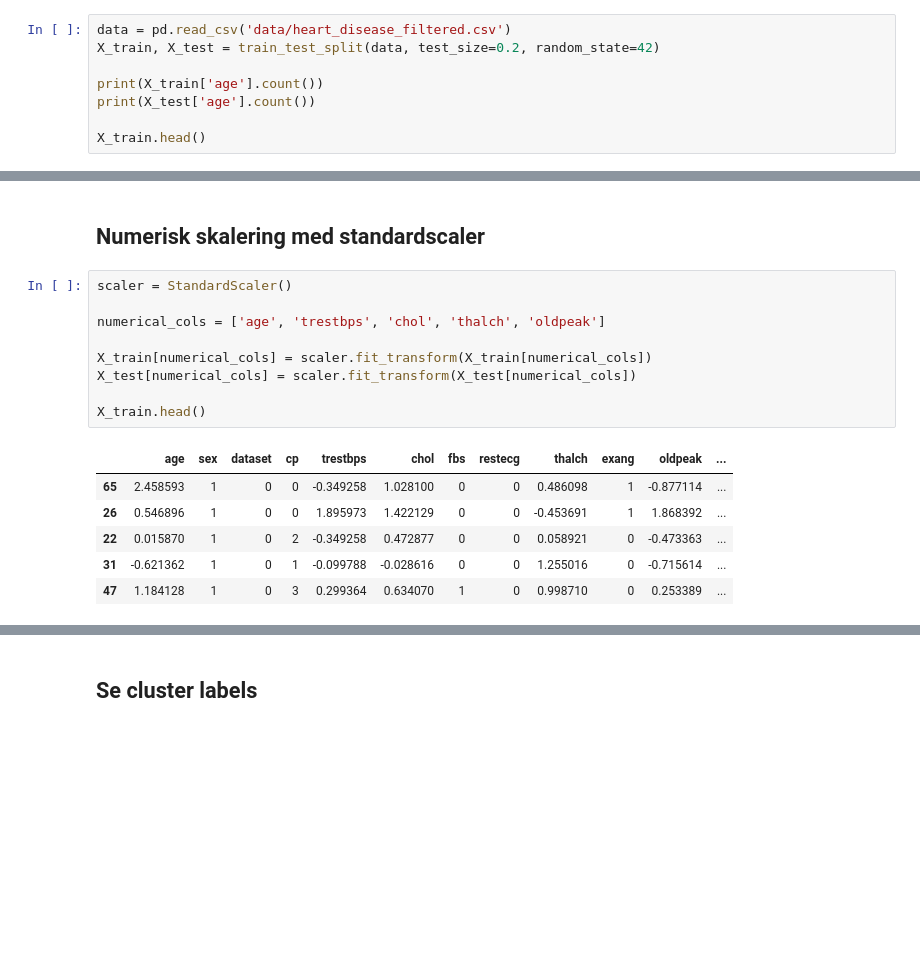
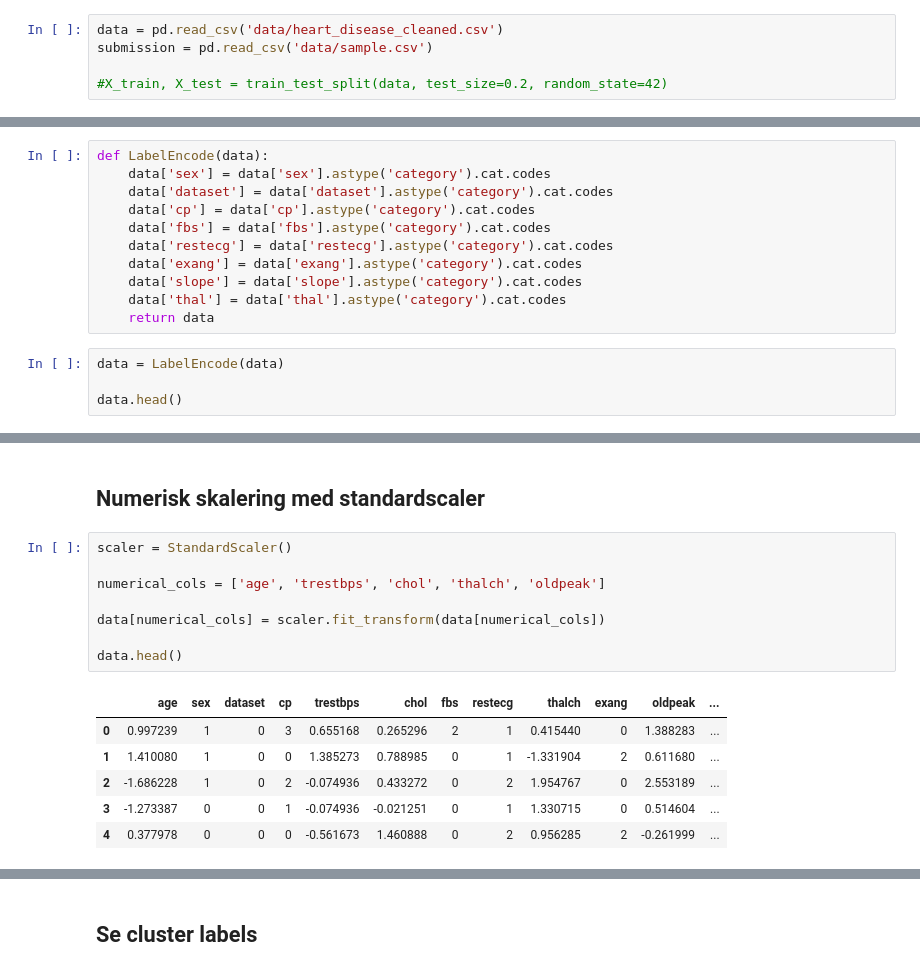
Before and after one commit to salgaard/KMeansClustering-For-HeartDiseaseAnalysis, a Jupyter notebook: KMeans_Analysis.ipynb, the cells around one changed output, grey strips where cells are left out. Saved outputs shown, nothing was run; the diff lists cells and outputs as text; blank space fills up the shorter version.

```diff
--- a/KMeans_Analysis.ipynb
+++ b/KMeans_Analysis.ipynb
@@ -31,8 +38,5 @@ cmap = ListedColormap(sns.color_palette('Paired', 10))
 # %%
-data = pd.read_csv('data/heart_disease_filtered.csv')
-X_train, X_test = train_test_split(data, test_size=0.2, random_state=42)
+data = pd.read_csv('data/heart_disease_cleaned.csv')
+submission = pd.read_csv('data/sample.csv')
 
-print(X_train['age'].count())
-print(X_test['age'].count())
-
-X_train.head()
+#X_train, X_test = train_test_split(data, test_size=0.2, random_state=42)
@@ -78,0 +62,15 @@ X_train.head()
+# %%
+def LabelEncode(data):
+    data['sex'] = data['sex'].astype('category').cat.codes
+    data['dataset'] = data['dataset'].astype('category').cat.codes
+    data['cp'] = data['cp'].astype('category').cat.codes
+    data['fbs'] = data['fbs'].astype('category').cat.codes
+    data['restecg'] = data['restecg'].astype('category').cat.codes
+    data['exang'] = data['exang'].astype('category').cat.codes
+    data['slope'] = data['slope'].astype('category').cat.codes
+    data['thal'] = data['thal'].astype('category').cat.codes
+    return data
+# %%
+data = LabelEncode(data)
+
+data.head()
@@ -81,16 +86,15 @@ X_train.head()
 # %%
 scaler = StandardScaler()
 
 numerical_cols = ['age', 'trestbps', 'chol', 'thalch', 'oldpeak']
 
-X_train[numerical_cols] = scaler.fit_transform(X_train[numerical_cols])
-X_test[numerical_cols] = scaler.fit_transform(X_test[numerical_cols])
+data[numerical_cols] = scaler.fit_transform(data[numerical_cols])
 
-X_train.head()
+data.head()
 # %% [output]
 |  | age | sex | dataset | cp | trestbps | chol | fbs | restecg | thalch | exang | oldpeak | ... |
-| 65 | 2.458593 | 1 | 0 | 0 | -0.349258 | 1.028100 | 0 | 0 | 0.486098 | 1 | -0.877114 | ... |
-| 26 | 0.546896 | 1 | 0 | 0 | 1.895973 | 1.422129 | 0 | 0 | -0.453691 | 1 | 1.868392 | ... |
-| 22 | 0.015870 | 1 | 0 | 2 | -0.349258 | 0.472877 | 0 | 0 | 0.058921 | 0 | -0.473363 | ... |
-| 31 | -0.621362 | 1 | 0 | 1 | -0.099788 | -0.028616 | 0 | 0 | 1.255016 | 0 | -0.715614 | ... |
-| 47 | 1.184128 | 1 | 0 | 3 | 0.299364 | 0.634070 | 1 | 0 | 0.998710 | 0 | 0.253389 | ... |
+| 0 | 0.997239 | 1 | 0 | 3 | 0.655168 | 0.265296 | 2 | 1 | 0.415440 | 0 | 1.388283 | ... |
+| 1 | 1.410080 | 1 | 0 | 0 | 1.385273 | 0.788985 | 0 | 1 | -1.331904 | 2 | 0.611680 | ... |
+| 2 | -1.686228 | 1 | 0 | 2 | -0.074936 | 0.433272 | 0 | 2 | 1.954767 | 0 | 2.553189 | ... |
+| 3 | -1.273387 | 0 | 0 | 1 | -0.074936 | -0.021251 | 0 | 1 | 1.330715 | 0 | 0.514604 | ... |
+| 4 | 0.377978 | 0 | 0 | 0 | -0.561673 | 1.460888 | 0 | 2 | 0.956285 | 2 | -0.261999 | ... |
```
Also changed, not shown: parts of 38 cells of this notebook, 5 other files.
